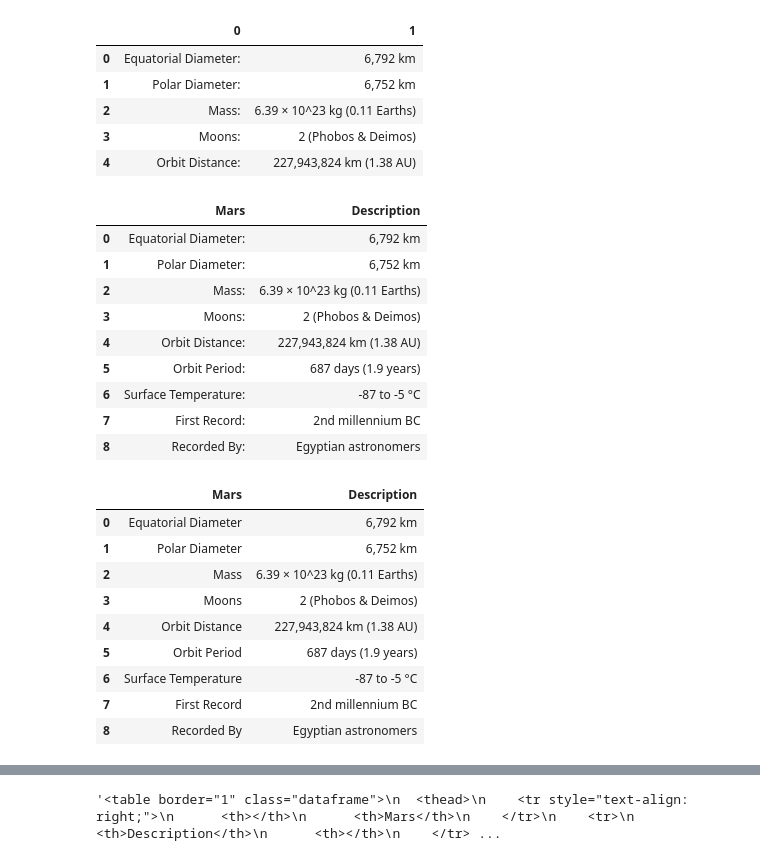
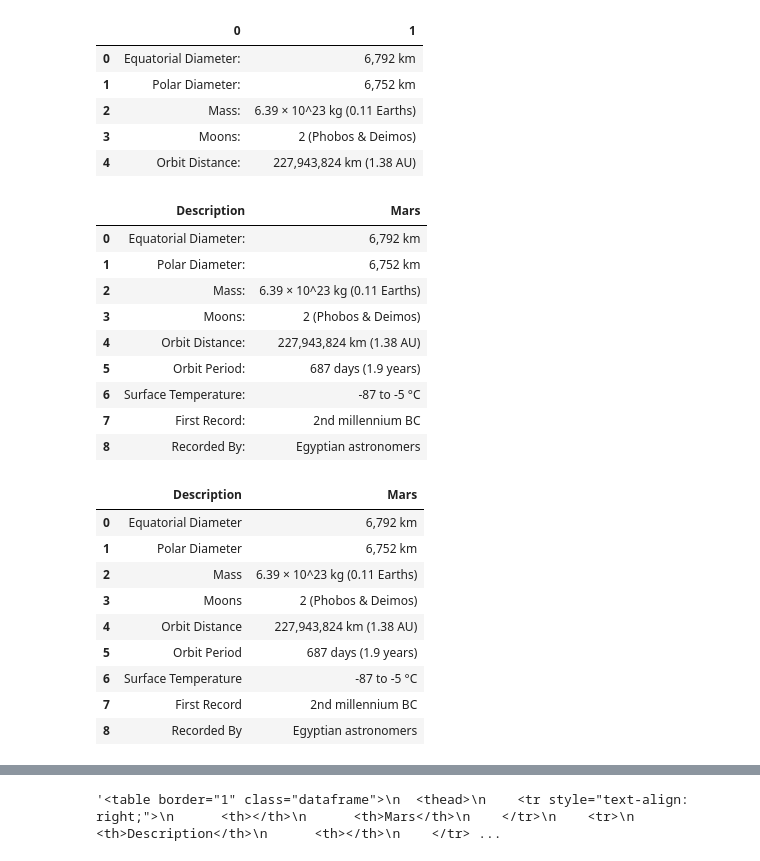
Before and after one commit to HaifaNajdawi/Mission_to_Mars_web_scraping, a Jupyter notebook: mission_to_mars/mission_to_mars.ipynb, the cells around one changed output, grey strips where cells are left out. Cells and saved outputs as stored; diff of their text form; code cells hidden in the pictures.

```diff
--- a/mission_to_mars/mission_to_mars.ipynb
+++ b/mission_to_mars/mission_to_mars.ipynb
@@ -133,10 +133,10 @@ mars_fact_df.head()
 | 4 | Orbit Distance: | 227,943,824 km (1.38 AU) |
 # %%
 #rename the columns
-mars_fact_df.columns=["Mars","Description"]
+mars_fact_df.columns=["Description","Mars"]
 mars_fact_df
 # %% [output]
-|  | Mars | Description |
+|  | Description | Mars |
 | 0 | Equatorial Diameter: | 6,792 km |
 | 1 | Polar Diameter: | 6,752 km |
 | 2 | Mass: | 6.39 × 10^23 kg (0.11 Earths) |
@@ -148,10 +148,10 @@ mars_fact_df
 | 8 | Recorded By: | Egyptian astronomers |
 # %%
 #Remove colon from the table
-mars_fact_df["Mars"] = mars_fact_df["Mars"].replace({':':''}, regex=True)
+mars_fact_df["Description"] = mars_fact_df["Description"].replace({':':''}, regex=True)
 mars_fact_df
 # %% [output]
-|  | Mars | Description |
+|  | Description | Mars |
 | 0 | Equatorial Diameter | 6,792 km |
 | 1 | Polar Diameter | 6,752 km |
 | 2 | Mass | 6.39 × 10^23 kg (0.11 Earths) |
```
Also changed, not shown: parts of 3 cells of this notebook, 2 other files.
